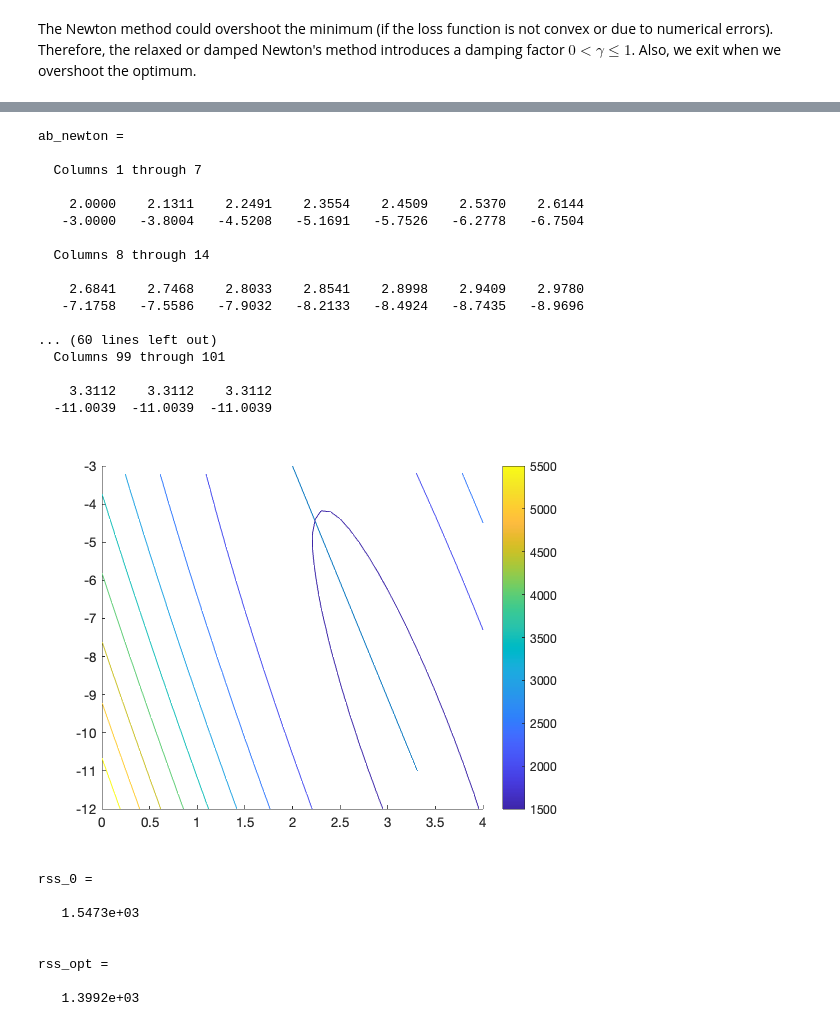
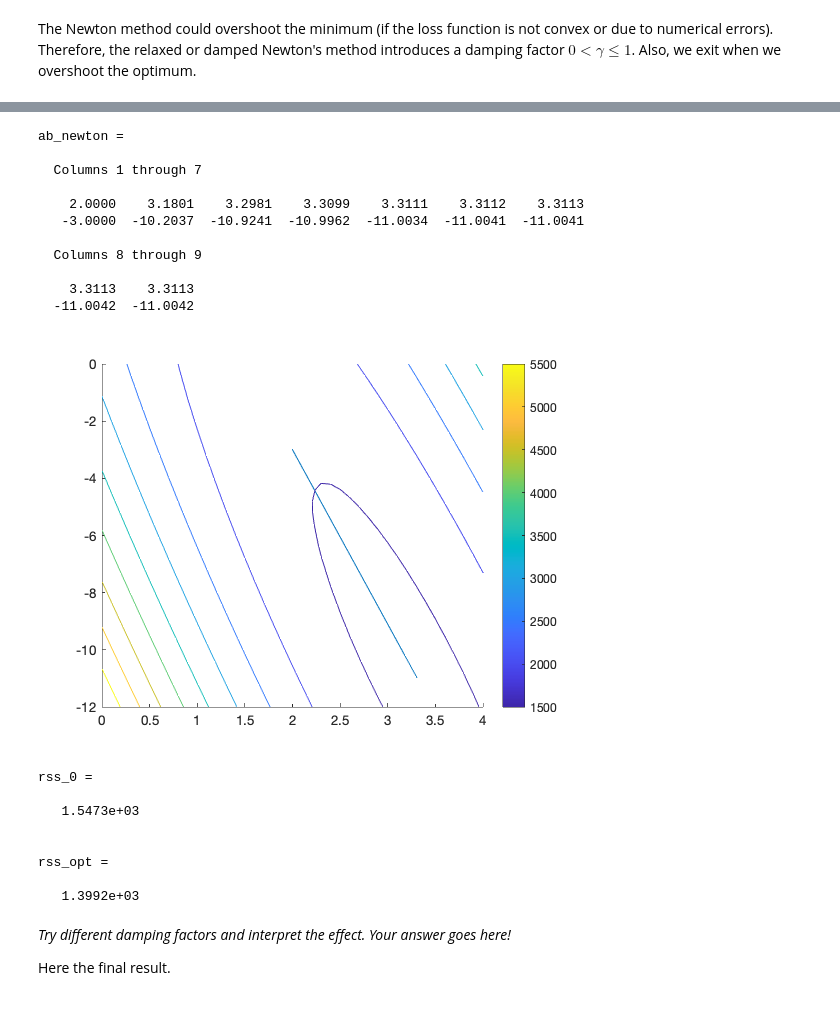
Before and after one commit to WelfLowe/Public-ML-Notebooks, a Jupyter notebook: Numerical Linear Regression.ipynb, the cells around one changed output, grey strips where cells are left out. Saved outputs shown, nothing was run; the diff lists cells and outputs as text; code cells hidden in the pictures.

```diff
--- a/Numerical Linear Regression.ipynb
+++ b/Numerical Linear Regression.ipynb
@@ -498,26 +498,21 @@ Created file '/Users/wlomsi/Documents/ProjekteUni/Vorlesungen/ML 4DV660+4DV652/P
 # %%
 K=100;
 gamma=0.1;
+gamma=0.9;
 ab_newton = damped_newton_rss2(K, a0, b0, H, gamma, f, ff, true)
 # %% [output]
 ab_newton =
 
   Columns 1 through 7
 
-    2.0000    2.1311    2.2491    2.3554    2.4509    2.5370    2.6144
-   -3.0000   -3.8004   -4.5208   -5.1691   -5.7526   -6.2778   -6.7504
+    2.0000    3.1801    3.2981    3.3099    3.3111    3.3112    3.3113
+   -3.0000  -10.2037  -10.9241  -10.9962  -11.0034  -11.0041  -11.0041
 
-  Columns 8 through 14
+  Columns 8 through 9
 
-    2.6841    2.7468    2.8033    2.8541    2.8998    2.9409    2.9780
-   -7.1758   -7.5586   -7.9032   -8.2133   -8.4924   -8.7435   -8.9696
-
-... (60 lines left out)
-  Columns 99 through 101
-
-    3.3112    3.3112    3.3112
-  -11.0039  -11.0039  -11.0039
+    3.3113    3.3113
+  -11.0042  -11.0042
-[figure, old version]
+[figure, new version]
 # %%
 rss_0 = f(a0,b0)
 rss_opt = f(ab_newton(1,size(ab_newton,2)),ab_newton(2,size(ab_newton,2)))
@@ -530,3 +525,7 @@ rss_0 =
 rss_opt =
 
    1.3992e+03
+# %% [markdown]
+*Try different damping factors and interpret the effect. Your answer goes here!*
+
+Here the final result.
```
Also changed, not shown: parts of 18 cells of this notebook, 10 other files.
